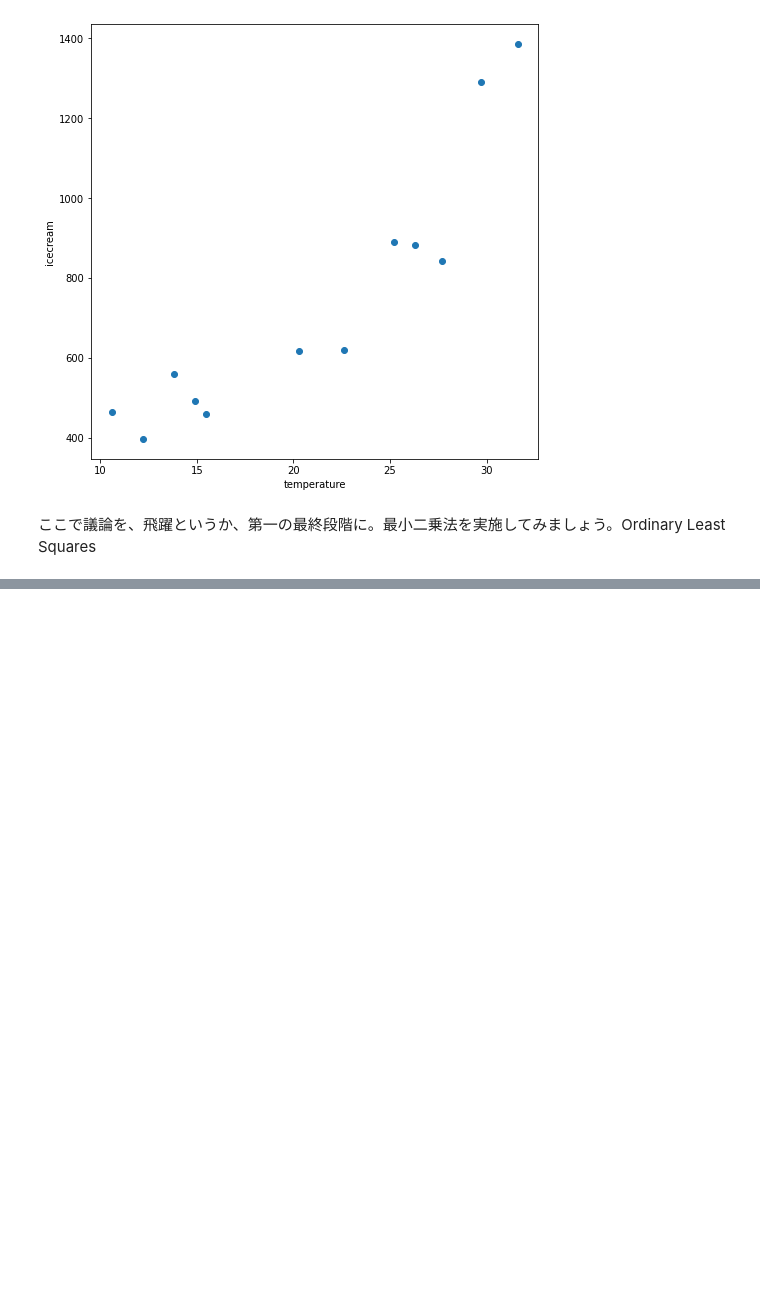
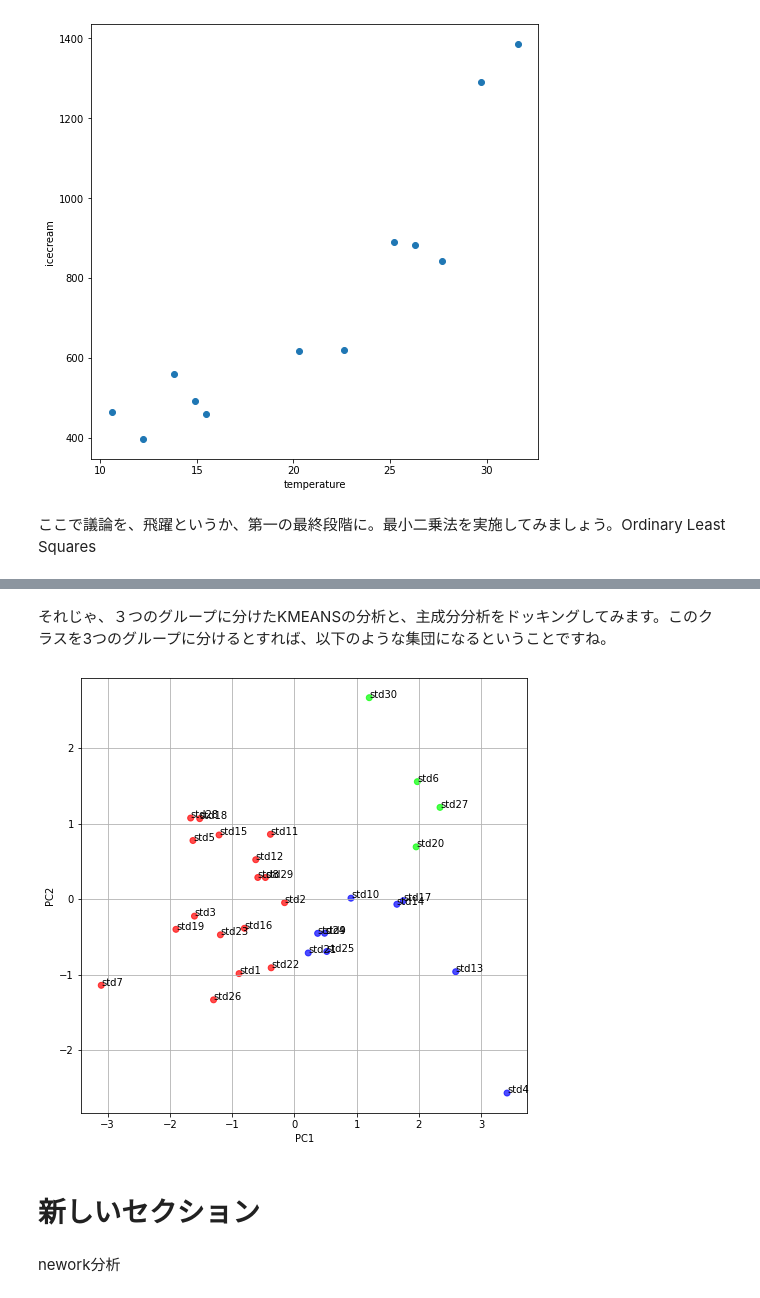
Before and after one commit to ktabata117/classmaterial_public, a Jupyter notebook: aidai_2_ipynb_のコピー.ipynb, the cells around one changed output, grey strips where cells are left out. Cells and saved outputs as stored; diff of their text form; code cells hidden in the pictures; blank space fills up the shorter version.

```diff
--- a/aidai_2_ipynb_のコピー.ipynb
+++ b/aidai_2_ipynb_のコピー.ipynb
@@ -121,0 +587,18 @@ Warnings:
+# %% [markdown]
+それじゃ、３つのグループに分けたKMEANSの分析と、主成分分析をドッキングしてみます。このクラスを3つのグループに分けるとすれば、以下のような集団になるということですね。
+# %%
+plt.figure(figsize=(8, 8))
+
+plt.scatter(X, Y, alpha=0.7,color=colors )
+plt.grid()
+plt.xlabel("PC1")
+plt.ylabel("PC2")
+for i, label in enumerate(annotations):
+      plt.annotate(label, (X[i], Y[i]))
+plt.show()
+# %% [output]
+[figure, added]
+# %% [markdown]
+# 新しいセクション
+# %% [markdown]
+nework分析
```
Also changed, not shown: parts of 82 cells of this notebook.
